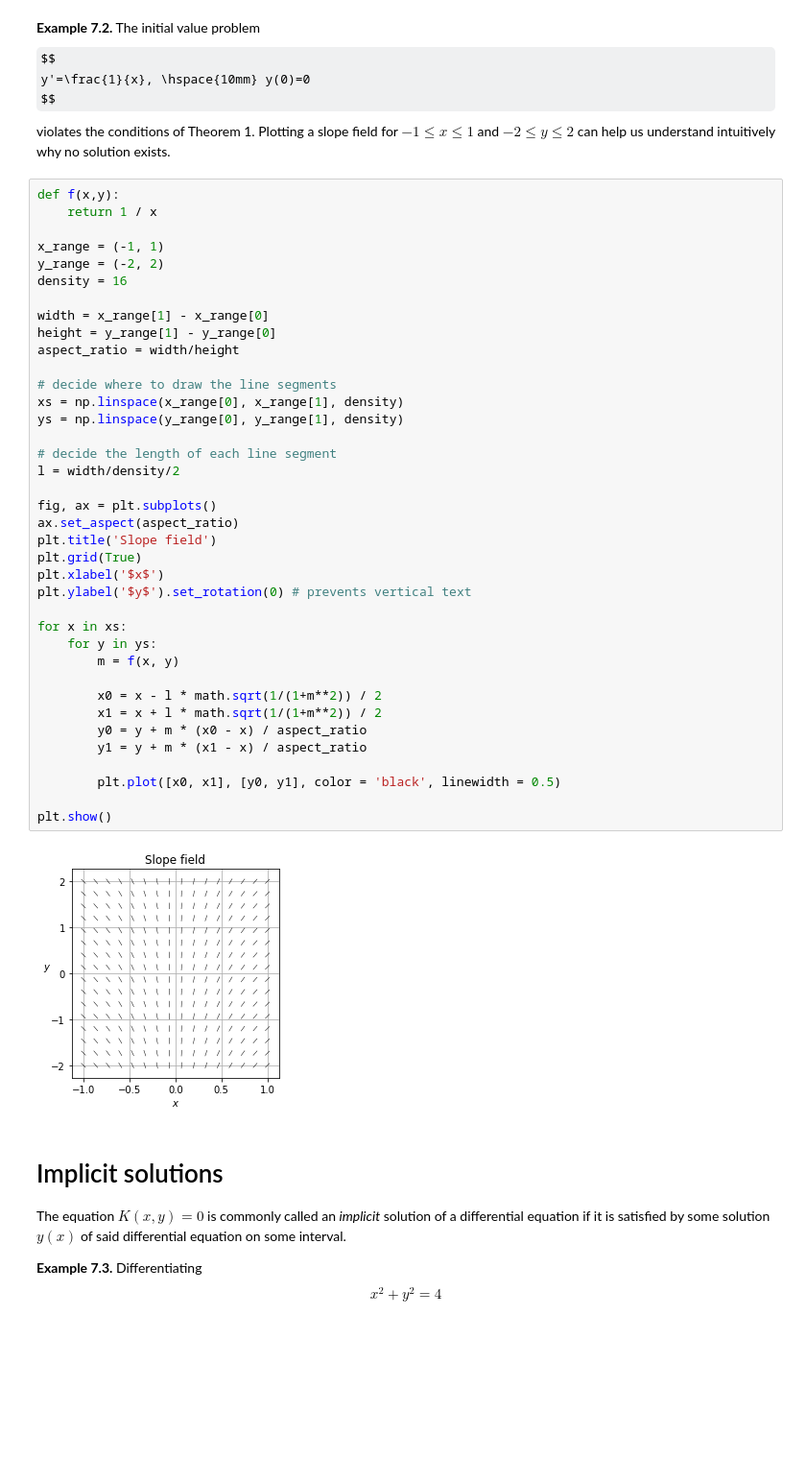
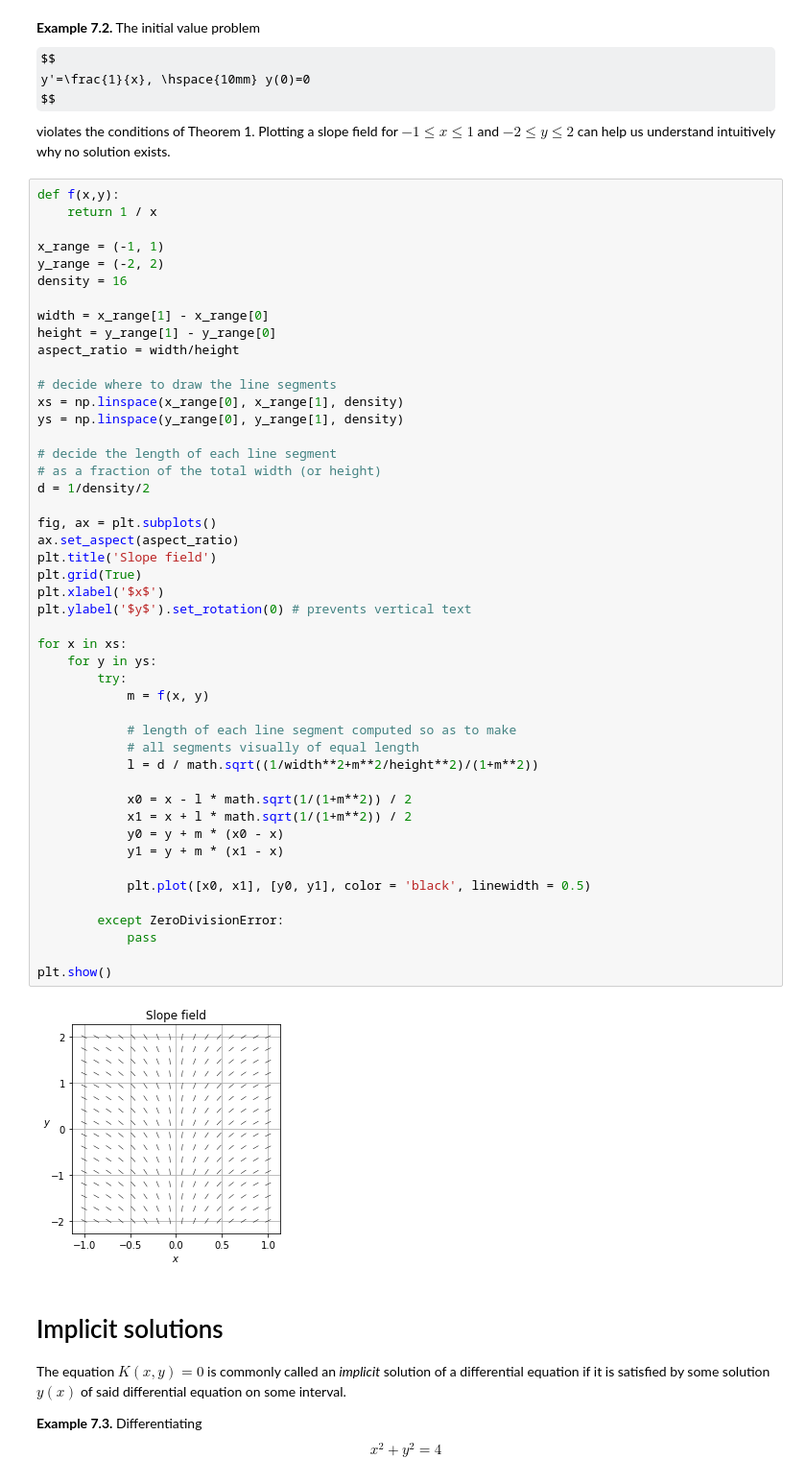
Before and after one commit to richardellard/odes-with-python, a Jupyter notebook: Lecture notes/7. Slope Fields and Solution Curves.ipynb, the cells around one changed output. Shown: that part at 96% size. Saved outputs shown, nothing was run; the diff lists cells and outputs as text; some formulas as TeX source; blank space fills up the shorter version.

```diff
--- a/Lecture notes/7. Slope Fields and Solution Curves.ipynb
+++ b/Lecture notes/7. Slope Fields and Solution Curves.ipynb
@@ -128,41 +146,50 @@ def f(x,y):
     return 1 / x
 
 x_range = (-1, 1)
 y_range = (-2, 2)
 density = 16
 
 width = x_range[1] - x_range[0]
 height = y_range[1] - y_range[0]
 aspect_ratio = width/height
 
 # decide where to draw the line segments
 xs = np.linspace(x_range[0], x_range[1], density)
 ys = np.linspace(y_range[0], y_range[1], density)
 
 # decide the length of each line segment
-l = width/density/2
+# as a fraction of the total width (or height)
+d = 1/density/2
 
 fig, ax = plt.subplots()
 ax.set_aspect(aspect_ratio)
 plt.title('Slope field')
 plt.grid(True)
 plt.xlabel('$x$')
 plt.ylabel('$y$').set_rotation(0) # prevents vertical text
 
 for x in xs:
     for y in ys:
-        m = f(x, y)
+        try:
+            m = f(x, y)
 
-        x0 = x - l * math.sqrt(1/(1+m**2)) / 2
-        x1 = x + l * math.sqrt(1/(1+m**2)) / 2
-        y0 = y + m * (x0 - x) / aspect_ratio
-        y1 = y + m * (x1 - x) / aspect_ratio
+            # length of each line segment computed so as to make
+            # all segments visually of equal length
+            l = d / math.sqrt((1/width**2+m**2/height**2)/(1+m**2))
 
-        plt.plot([x0, x1], [y0, y1], color = 'black', linewidth = 0.5)
+            x0 = x - l * math.sqrt(1/(1+m**2)) / 2
+            x1 = x + l * math.sqrt(1/(1+m**2)) / 2
+            y0 = y + m * (x0 - x)
+            y1 = y + m * (x1 - x)
+
+            plt.plot([x0, x1], [y0, y1], color = 'black', linewidth = 0.5)
+
+        except ZeroDivisionError:
+            pass
 
 plt.show()
 # %% [output]
-[figure, old version]
+[figure, new version]
 # %% [markdown]
 # Implicit solutions
 
```
Also changed, not shown: parts of 3 cells of this notebook, 3 other files.
